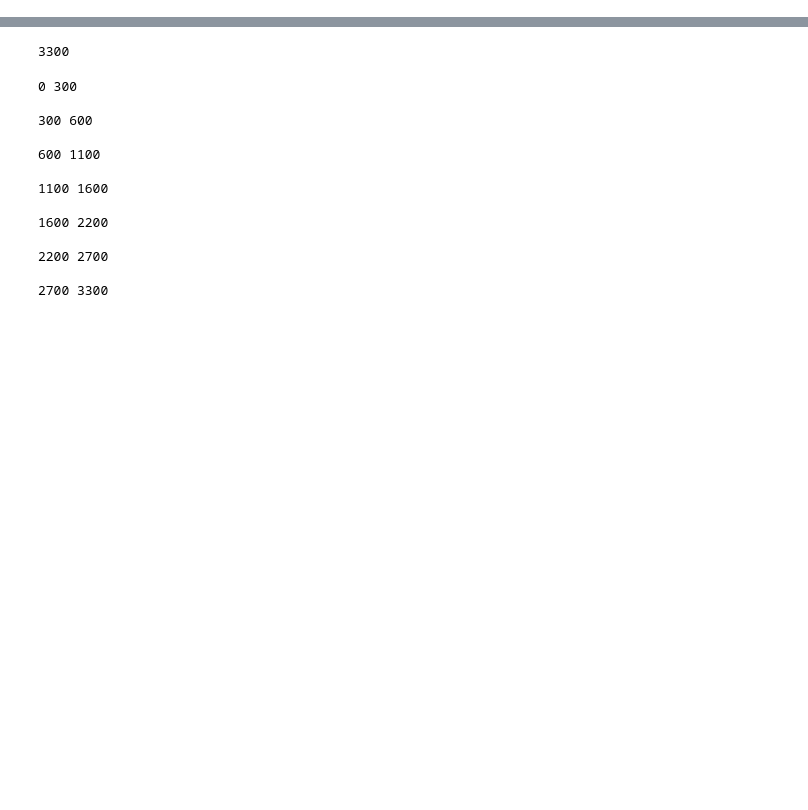
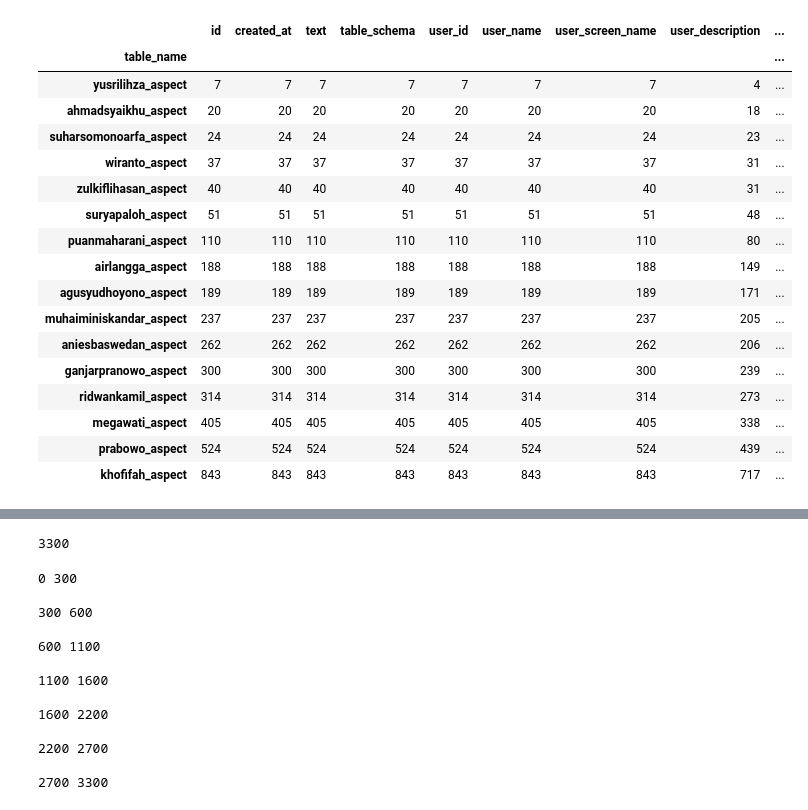
Before and after one commit to anwarfarihin/ner-idn-tweet, a Jupyter notebook: Dataset/merge_dataset.ipynb, the cells around one changed output, grey strips where cells are left out. Drawn from its saved outputs; the diff is of its cells as text; code cells hidden in the pictures; blank space fills up the shorter version.

```diff
--- a/Dataset/merge_dataset.ipynb
+++ b/Dataset/merge_dataset.ipynb
@@ -57,0 +69,21 @@ df
+# %%
+df[df.table_schema=='pr_politicalresearch'].groupby('table_name').count().sort_values('id')
+# %% [output]
+|  | id | created_at | text | table_schema | user_id | user_name | user_screen_name | user_description | ... |
+| table_name |  |  |  |  |  |  |  |  | ... |
+| yusrilihza_aspect | 7 | 7 | 7 | 7 | 7 | 7 | 7 | 4 | ... |
+| ahmadsyaikhu_aspect | 20 | 20 | 20 | 20 | 20 | 20 | 20 | 18 | ... |
+| suharsomonoarfa_aspect | 24 | 24 | 24 | 24 | 24 | 24 | 24 | 23 | ... |
+| wiranto_aspect | 37 | 37 | 37 | 37 | 37 | 37 | 37 | 31 | ... |
+| zulkiflihasan_aspect | 40 | 40 | 40 | 40 | 40 | 40 | 40 | 31 | ... |
+| suryapaloh_aspect | 51 | 51 | 51 | 51 | 51 | 51 | 51 | 48 | ... |
+| puanmaharani_aspect | 110 | 110 | 110 | 110 | 110 | 110 | 110 | 80 | ... |
+| airlangga_aspect | 188 | 188 | 188 | 188 | 188 | 188 | 188 | 149 | ... |
+| agusyudhoyono_aspect | 189 | 189 | 189 | 189 | 189 | 189 | 189 | 171 | ... |
+| muhaiminiskandar_aspect | 237 | 237 | 237 | 237 | 237 | 237 | 237 | 205 | ... |
+| aniesbaswedan_aspect | 262 | 262 | 262 | 262 | 262 | 262 | 262 | 206 | ... |
+| ganjarpranowo_aspect | 300 | 300 | 300 | 300 | 300 | 300 | 300 | 239 | ... |
+| ridwankamil_aspect | 314 | 314 | 314 | 314 | 314 | 314 | 314 | 273 | ... |
+| megawati_aspect | 405 | 405 | 405 | 405 | 405 | 405 | 405 | 338 | ... |
+| prabowo_aspect | 524 | 524 | 524 | 524 | 524 | 524 | 524 | 439 | ... |
+| khofifah_aspect | 843 | 843 | 843 | 843 | 843 | 843 | 843 | 717 | ... |
```
Also changed, not shown: parts of 8 cells of this notebook, 19 other files.
